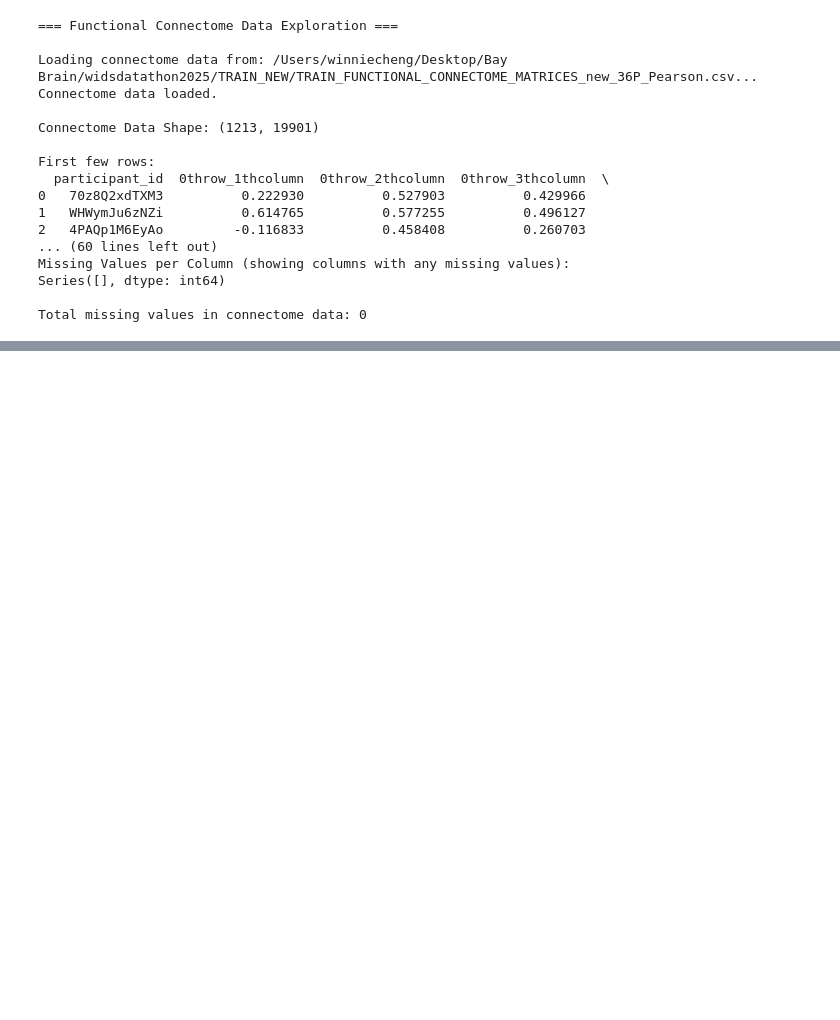
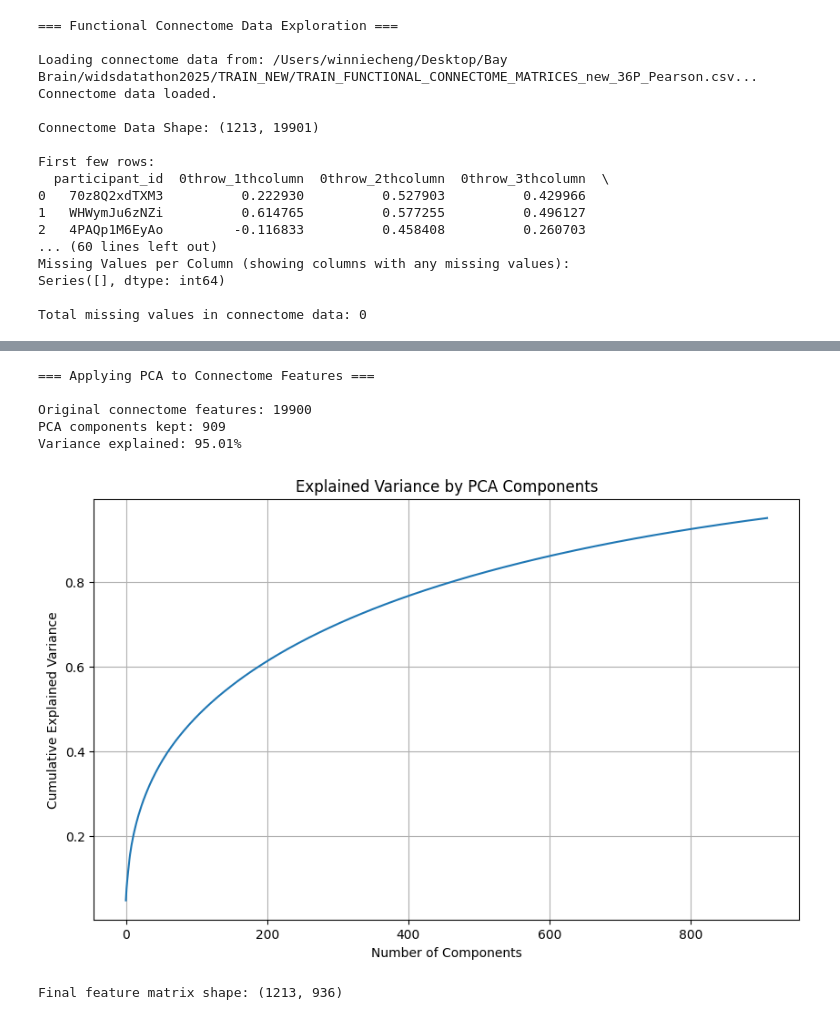
Before and after one commit to winitei/BayBrain, a Jupyter notebook: brain_analysis.ipynb, the cells around one changed output, grey strips where cells are left out. Drawn from its saved outputs; the diff is of its cells as text; code cells hidden in the pictures; blank space fills up the shorter version.

```diff
--- a/brain_analysis.ipynb
+++ b/brain_analysis.ipynb
@@ -284,0 +636,19 @@ Total missing values in connectome data: 0
+# %%
+# Step 9: Feature Selection and Dimensionality Reduction
+print("\n=== Feature Selection and Dimensionality Reduction ===\n")
+
+# Separate features and targets in the cleaned dataset
+X = cleaned_data.drop(['participant_id', 'ADHD_Outcome', 'Sex_F'], axis=1)  # Adjust column names if needed
+y_adhd = cleaned_data['ADHD_Outcome']  # Adjust column name if needed
+y_female = cleaned_data['Sex_F']  # Adjust column name if needed
+
+print(f"Feature matrix shape: {X.shape}")
+print(f"ADHD target shape: {y_adhd.shape}")
+print(f"Female target shape: {y_female.shape}")
+
+# Identify connectome features again in the cleaned dataset
+connectome_cols = [col for col in X.columns if 'throw' in col]
+other_cols = [col for col in X.columns if 'throw' not in col]
+
+print(f"Number of connectome features: {len(connectome_cols)}")
+print(f"Number of other features: {len(other_cols)}")
@@ -284,0 +663,49 @@ Total missing values in connectome data: 0
+# %%
+# Step 10: Apply PCA to Connectome Features
+from sklearn.decomposition import PCA
+from sklearn.preprocessing import StandardScaler
+
+print("\n=== Applying PCA to Connectome Features ===\n")
+
+# Extract connectome features and other features
+X_connectome = X[connectome_cols]
+X_other = X[other_cols]
+
+# Standardize connectome features (important before PCA)
+scaler = StandardScaler()
+X_connectome_scaled = scaler.fit_transform(X_connectome)
+
+# Apply PCA to connectome features
+# We'll start by keeping enough components to explain 95% of variance
+pca = PCA(n_components=0.95)  # Keep components that explain 95% of variance
+X_connectome_pca = pca.fit_transform(X_connectome_scaled)
+
+# Check how many components we ended up with
+print(f"Original connectome features: {X_connectome.shape[1]}")
+print(f"PCA components kept: {X_connectome_pca.shape[1]}")
+print(f"Variance explained: {sum(pca.explained_variance_ratio_) * 100:.2f}%")
+
+# Create DataFrame with PCA components
+pca_cols = [f'PCA_component_{i}' for i in range(X_connectome_pca.shape[1])]
+X_connectome_pca_df = pd.DataFrame(X_connectome_pca, columns=pca_cols, index=X.index)
+
+# Plot explained variance ratio
+plt.figure(figsize=(10, 6))
+plt.plot(np.cumsum(pca.explained_variance_ratio_))
+plt.xlabel('Number of Components')
+plt.ylabel('Cumulative Explained Variance')
+plt.title('Explained Variance by PCA Components')
+plt.grid(True)
+plt.show()
+
+# Combine PCA components with other features
+X_reduced = pd.concat([X_connectome_pca_df, X_other], axis=1)
+print(f"Final feature matrix shape: {X_reduced.shape}")
+# %% [output]
+=== Applying PCA to Connectome Features ===
+
+Original connectome features: 19900
+PCA components kept: 909
+Variance explained: 95.01%
+[figure, added]
+Final feature matrix shape: (1213, 936)
```
Also changed, not shown: parts of 8 cells of this notebook.
